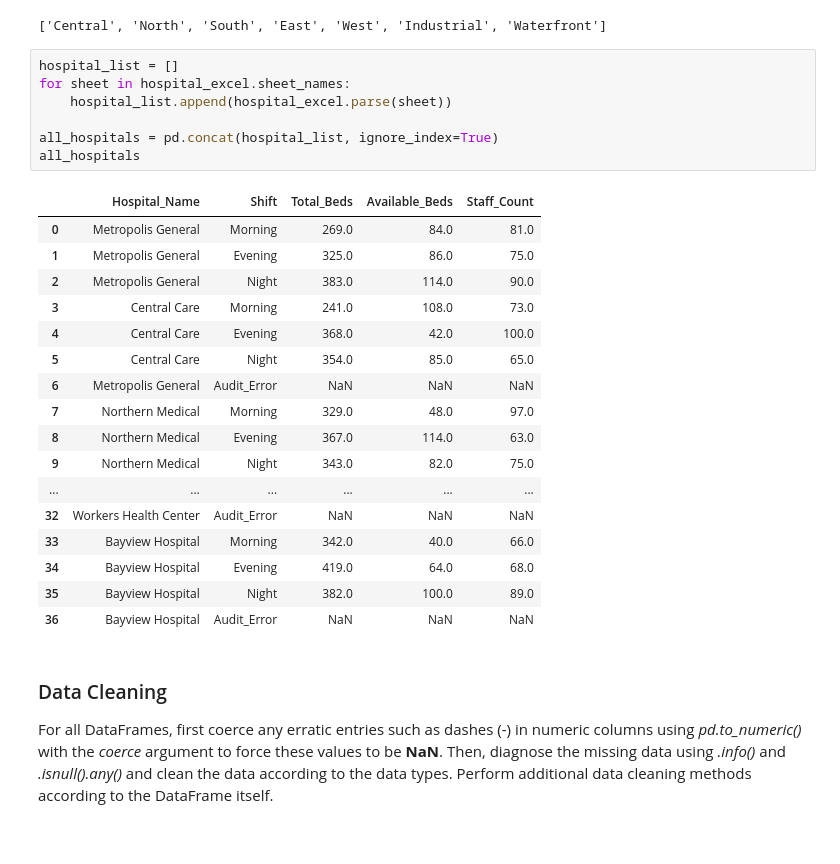
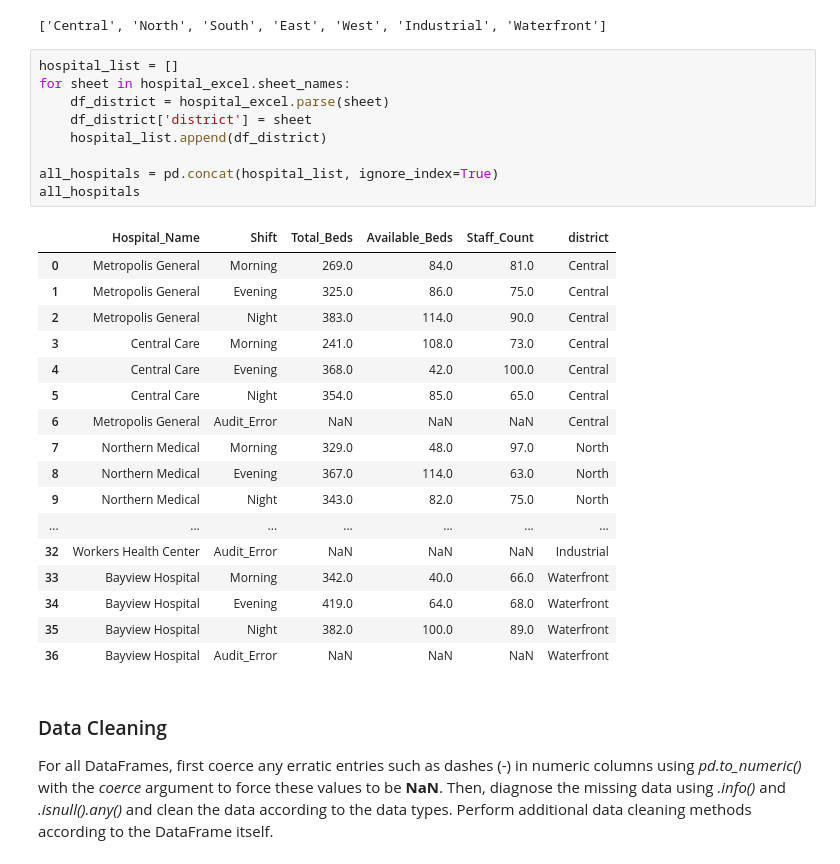
Before and after one commit to hsyen78444/WIF3009-A1, a Jupyter notebook: A1.ipynb, the cells around one changed output. Drawn from its saved outputs; the diff is of its cells as text.

Commit message:
updated read hospital excel to include district column based on sheet name, added task 2 (WIP)

```diff
--- a/A1.ipynb
+++ b/A1.ipynb
@@ -63,28 +67,30 @@ hospital_excel.sheet_names
 # %%
 hospital_list = []
 for sheet in hospital_excel.sheet_names:
-    hospital_list.append(hospital_excel.parse(sheet))
+    df_district = hospital_excel.parse(sheet)
+    df_district['district'] = sheet
+    hospital_list.append(df_district)
 
 all_hospitals = pd.concat(hospital_list, ignore_index=True)
 all_hospitals
 # %% [output]
-|  | Hospital_Name | Shift | Total_Beds | Available_Beds | Staff_Count |
-| 0 | Metropolis General | Morning | 269.0 | 84.0 | 81.0 |
-| 1 | Metropolis General | Evening | 325.0 | 86.0 | 75.0 |
-| 2 | Metropolis General | Night | 383.0 | 114.0 | 90.0 |
-| 3 | Central Care | Morning | 241.0 | 108.0 | 73.0 |
-| 4 | Central Care | Evening | 368.0 | 42.0 | 100.0 |
-| 5 | Central Care | Night | 354.0 | 85.0 | 65.0 |
-| 6 | Metropolis General | Audit_Error | NaN | NaN | NaN |
-| 7 | Northern Medical | Morning | 329.0 | 48.0 | 97.0 |
-| 8 | Northern Medical | Evening | 367.0 | 114.0 | 63.0 |
-| 9 | Northern Medical | Night | 343.0 | 82.0 | 75.0 |
-| ... | ... | ... | ... | ... | ... |
-| 32 | Workers Health Center | Audit_Error | NaN | NaN | NaN |
-| 33 | Bayview Hospital | Morning | 342.0 | 40.0 | 66.0 |
-| 34 | Bayview Hospital | Evening | 419.0 | 64.0 | 68.0 |
-| 35 | Bayview Hospital | Night | 382.0 | 100.0 | 89.0 |
-| 36 | Bayview Hospital | Audit_Error | NaN | NaN | NaN |
+|  | Hospital_Name | Shift | Total_Beds | Available_Beds | Staff_Count | district |
+| 0 | Metropolis General | Morning | 269.0 | 84.0 | 81.0 | Central |
+| 1 | Metropolis General | Evening | 325.0 | 86.0 | 75.0 | Central |
+| 2 | Metropolis General | Night | 383.0 | 114.0 | 90.0 | Central |
+| 3 | Central Care | Morning | 241.0 | 108.0 | 73.0 | Central |
+| 4 | Central Care | Evening | 368.0 | 42.0 | 100.0 | Central |
+| 5 | Central Care | Night | 354.0 | 85.0 | 65.0 | Central |
+| 6 | Metropolis General | Audit_Error | NaN | NaN | NaN | Central |
+| 7 | Northern Medical | Morning | 329.0 | 48.0 | 97.0 | North |
+| 8 | Northern Medical | Evening | 367.0 | 114.0 | 63.0 | North |
+| 9 | Northern Medical | Night | 343.0 | 82.0 | 75.0 | North |
+| ... | ... | ... | ... | ... | ... | ... |
+| 32 | Workers Health Center | Audit_Error | NaN | NaN | NaN | Industrial |
+| 33 | Bayview Hospital | Morning | 342.0 | 40.0 | 66.0 | Waterfront |
+| 34 | Bayview Hospital | Evening | 419.0 | 64.0 | 68.0 | Waterfront |
+| 35 | Bayview Hospital | Night | 382.0 | 100.0 | 89.0 | Waterfront |
+| 36 | Bayview Hospital | Audit_Error | NaN | NaN | NaN | Waterfront |
 # %% [markdown]
 ### Data Cleaning
 For all DataFrames, first coerce any erratic entries such as dashes (-) in numeric columns using *pd.to_numeric()* with the *coerce* argument to force these values to be **NaN**. Then, diagnose the missing data using *.info()* and *.isnull().any()* and clean the data according to the data types. Perform additional data cleaning methods according to the DataFrame itself.
```
Also changed, not shown: parts of 20 cells of this notebook.
